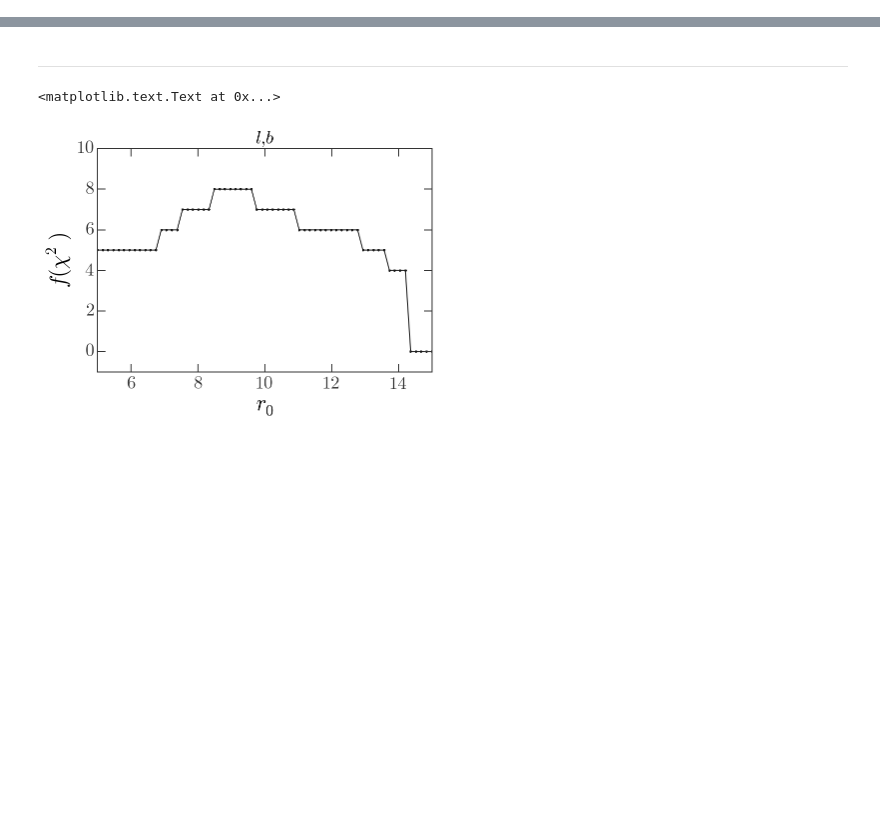
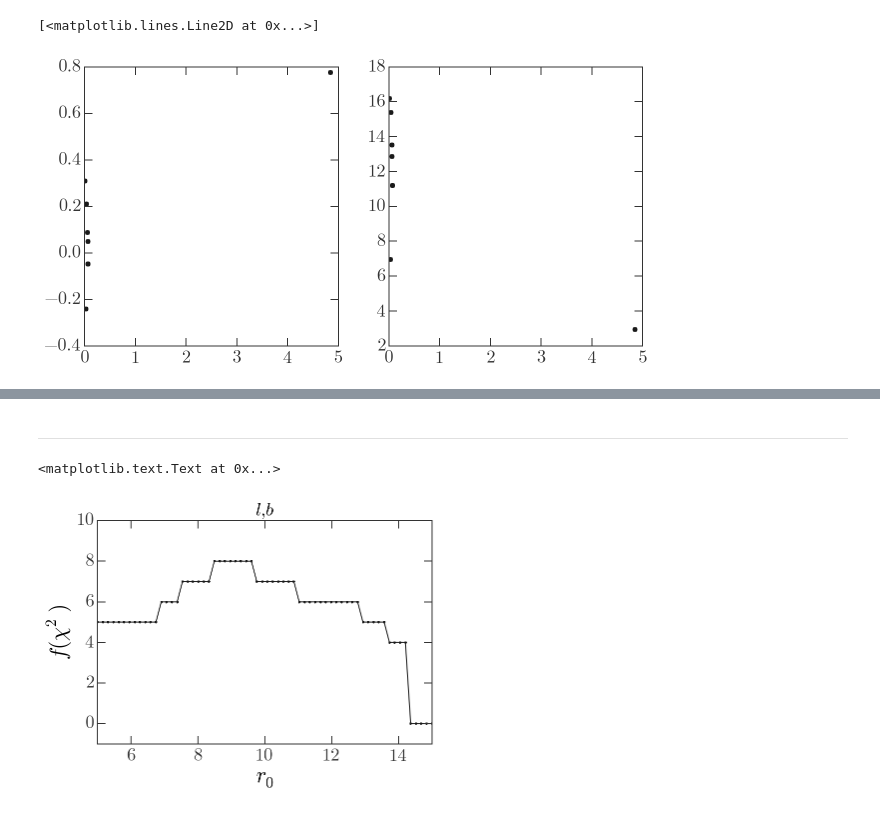
Before and after one commit to adrn/KingKong, a Jupyter notebook: notebooks/MockData2.ipynb, the cells around one changed output, grey strips where cells are left out. Drawn from its saved outputs; the diff is of its cells as text; code cells hidden in the pictures; blank space fills up the shorter version.

```diff
--- a/notebooks/MockData2.ipynb
+++ b/notebooks/MockData2.ipynb
@@ -14,7 +15,10 @@ import kingkong
 # %%
 # first generate stream data
 np.random.seed(42)
-mock = kingkong.MockStream(r0=9., v0=0.5, nsteps_per_period=128)
+mock = kingkong.MockStream(r0=9., v0=0.5, nsteps_per_period=128,
+                           quaternion=kingkong.Quaternion.random())
+
+# Note: no intrinsic thickness to the stream
 
 # observational uncertainties
 V_obs = np.zeros_like(mock.Y)
@@ -26,5 +30,14 @@ V_obs[:,4] = (1*u.mas/u.yr).to(u.rad/u.Myr).value
 V_obs[:,5] = (1.*u.km/u.s).to(u.kpc/u.Myr).value
 V_obs = V_obs**2.
 
-ix = np.random.randint(mock.K, size=8)
+data_nstars = 8
+ix = np.random.randint(mock.K, size=data_nstars)
 data = kingkong.Data(mock.Y[ix], V_obs[ix])
+data_X = mock.X[ix]
+# %%
+fig,axes = pl.subplots(1,2,figsize=(10,5))
+axes[0].plot(data.Y[:,0], data.Y[:,1], ls='none', marker='o')
+axes[1].plot(data.Y[:,0], data.Y[:,2], ls='none', marker='o')
+# %% [output]
+[<matplotlib.lines.Line2D at 0x...>]
+[figure, added]
```
Also changed, not shown: parts of 7 cells of this notebook, 1 other file.
